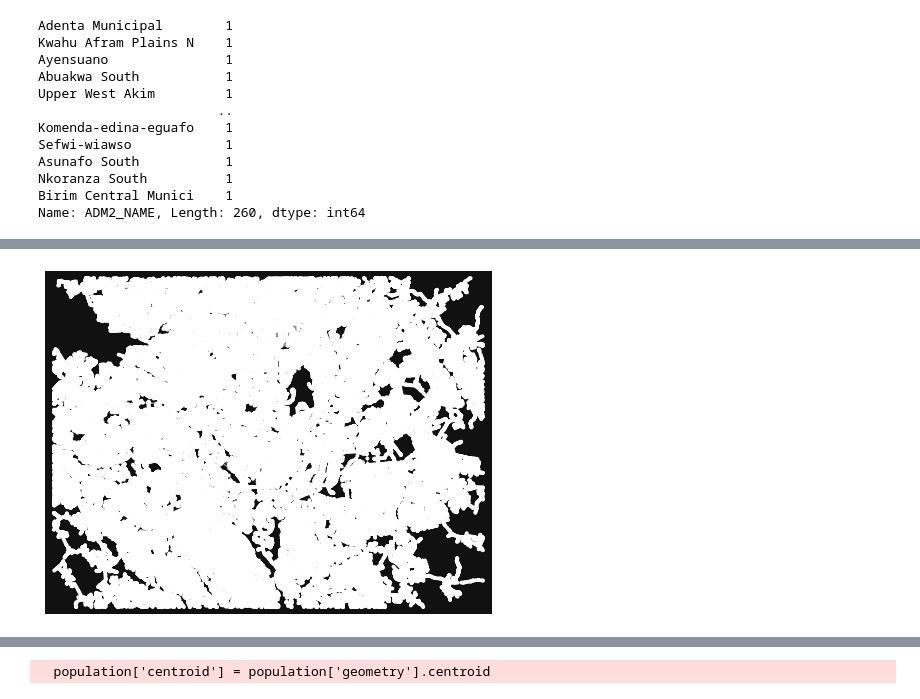
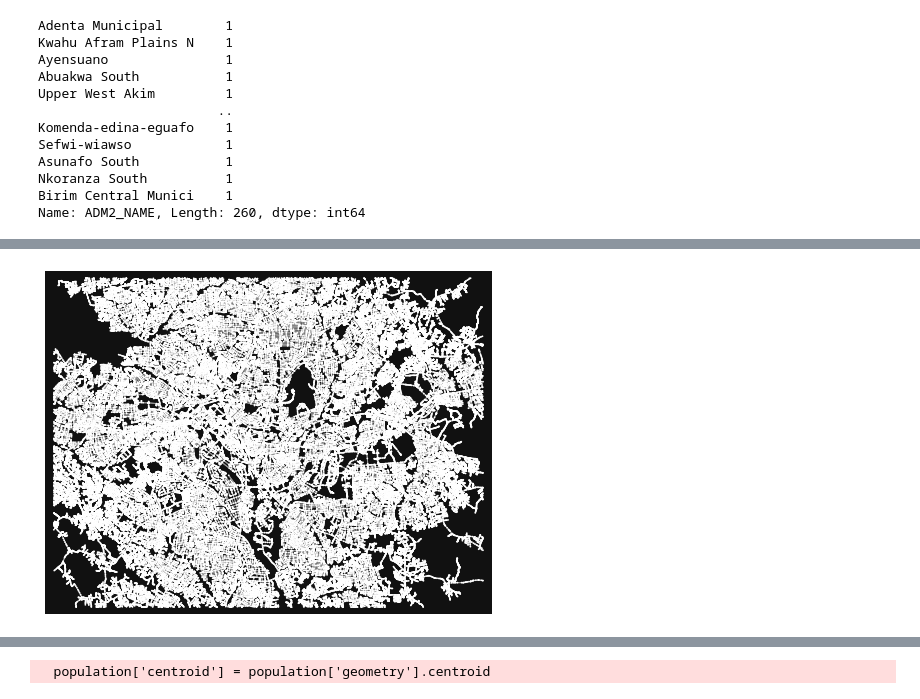
Before and after one commit to ccsuehara/ghana_access, a Jupyter notebook: scripts/create_graph.ipynb, the cells around one changed output, grey strips where cells are left out. Saved outputs shown, nothing was run; the diff lists cells and outputs as text; code cells hidden in the pictures.

```diff
--- a/scripts/create_graph.ipynb
+++ b/scripts/create_graph.ipynb
@@ -122,7 +159,7 @@ gDrive_edge_gdf = gn.edge_gdf_from_graph(gDrive)
 # %%
-fig, ax = ox.plot_graph(gDrive)
+fig, ax = ox.plot_graph(gDrive, edge_linewidth=1, node_size=3)
 # %% [output]
-[figure, old version]
+[figure, new version]
 # %%
 speed_dict = {
                 'residential': 40,  # kmph
```
Also changed, not shown: parts of 30 cells of this notebook, 3 other files.
